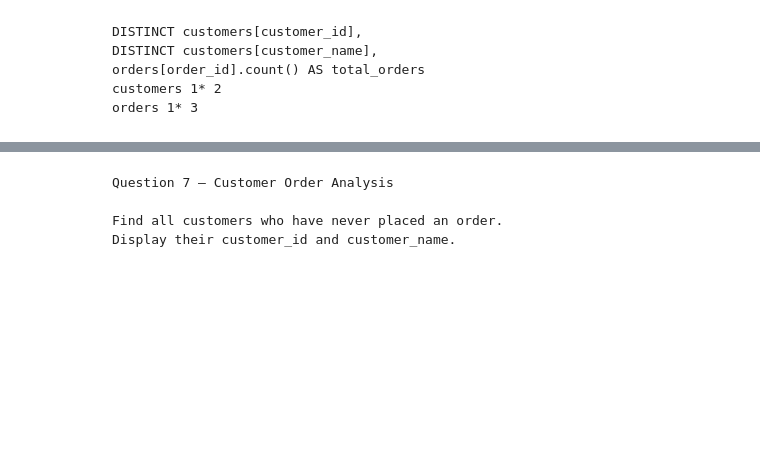
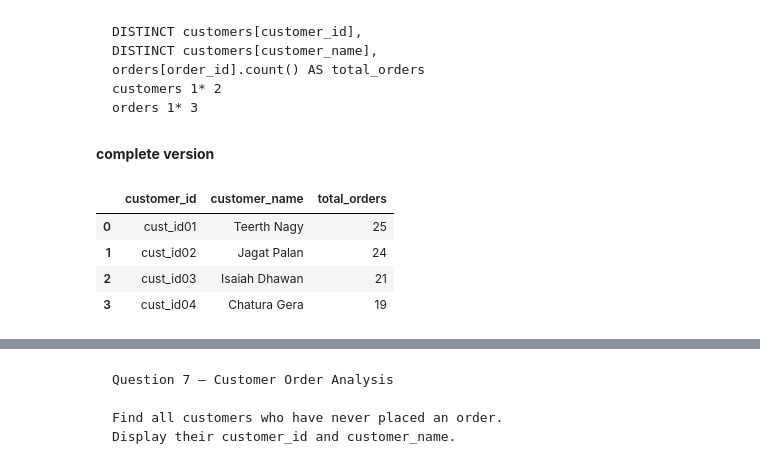
Before and after one commit to umesh-creates/sql_pandas_exercise_and_notes, a Jupyter notebook: retail_analysis exercise/retail_analysis.ipynb, the cells around one changed output, grey strips where cells are left out. Drawn from its saved outputs; the diff is of its cells as text; code cells hidden in the pictures; blank space fills up the shorter version.

Commit message:
retail analysis pandas merge completed up to question 11

```diff
--- a/retail_analysis exercise/retail_analysis.ipynb
+++ b/retail_analysis exercise/retail_analysis.ipynb
@@ -271,3 +271,18 @@ orders[order_id].count() AS total_orders
 customers 1* 2
 orders 1* 3
 </pre>
+# %% [markdown]
+**complete version**
+# %%
+total_orders = ( # left # right
+    pd.merge(customers, orders, left_on = 'customer_id', right_on = 'customer_id', how= 'inner')
+    .groupby(['customer_id', 'customer_name'])['order_id']
+    .count()
+).reset_index(name='total_orders')
+total_orders.head(4)
+# %% [output]
+|  | customer_id | customer_name | total_orders |
+| 0 | cust_id01 | Teerth Nagy | 25 |
+| 1 | cust_id02 | Jagat Palan | 24 |
+| 2 | cust_id03 | Isaiah Dhawan | 21 |
+| 3 | cust_id04 | Chatura Gera | 19 |
```
Also changed, not shown: parts of 9 cells of this notebook.
